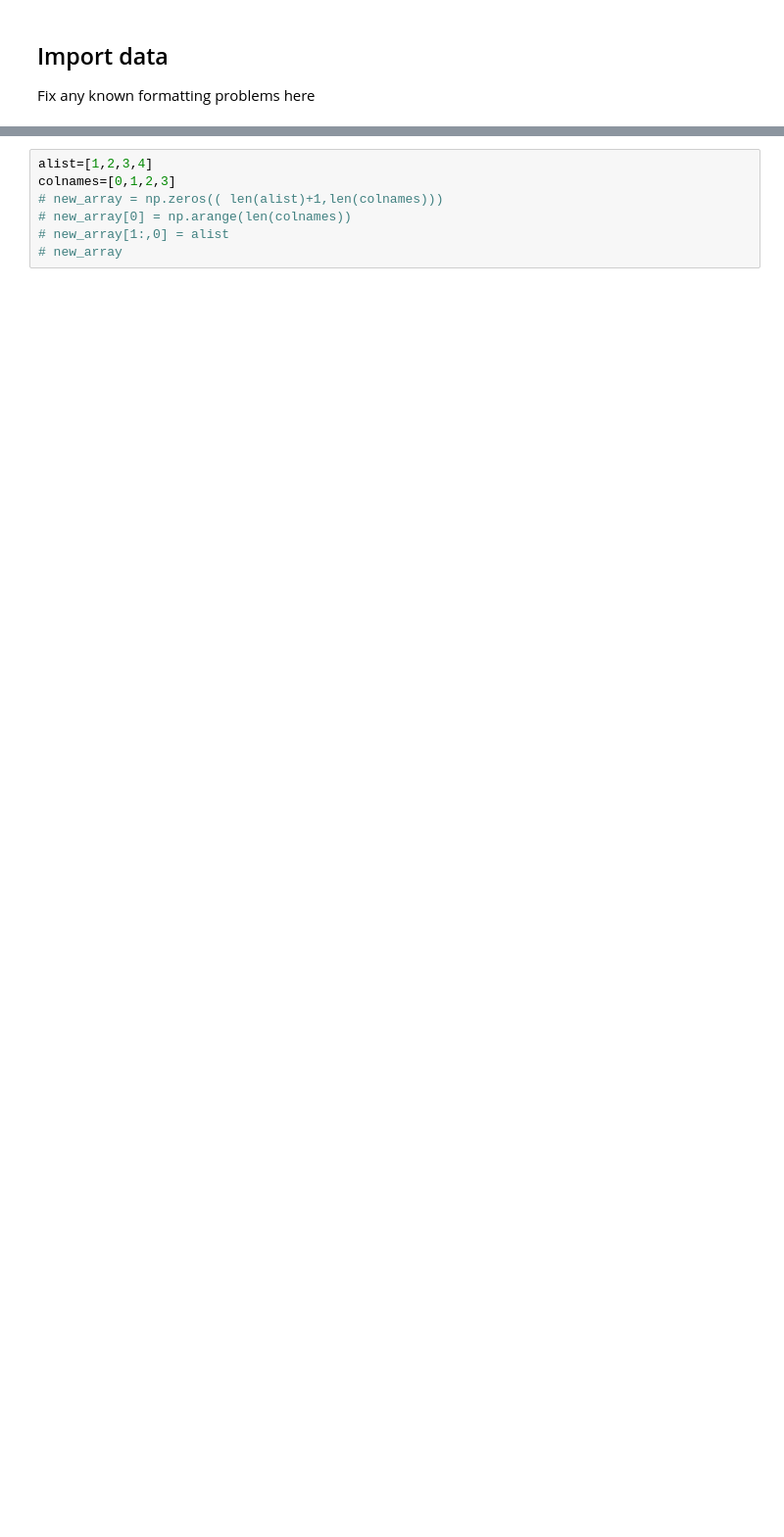
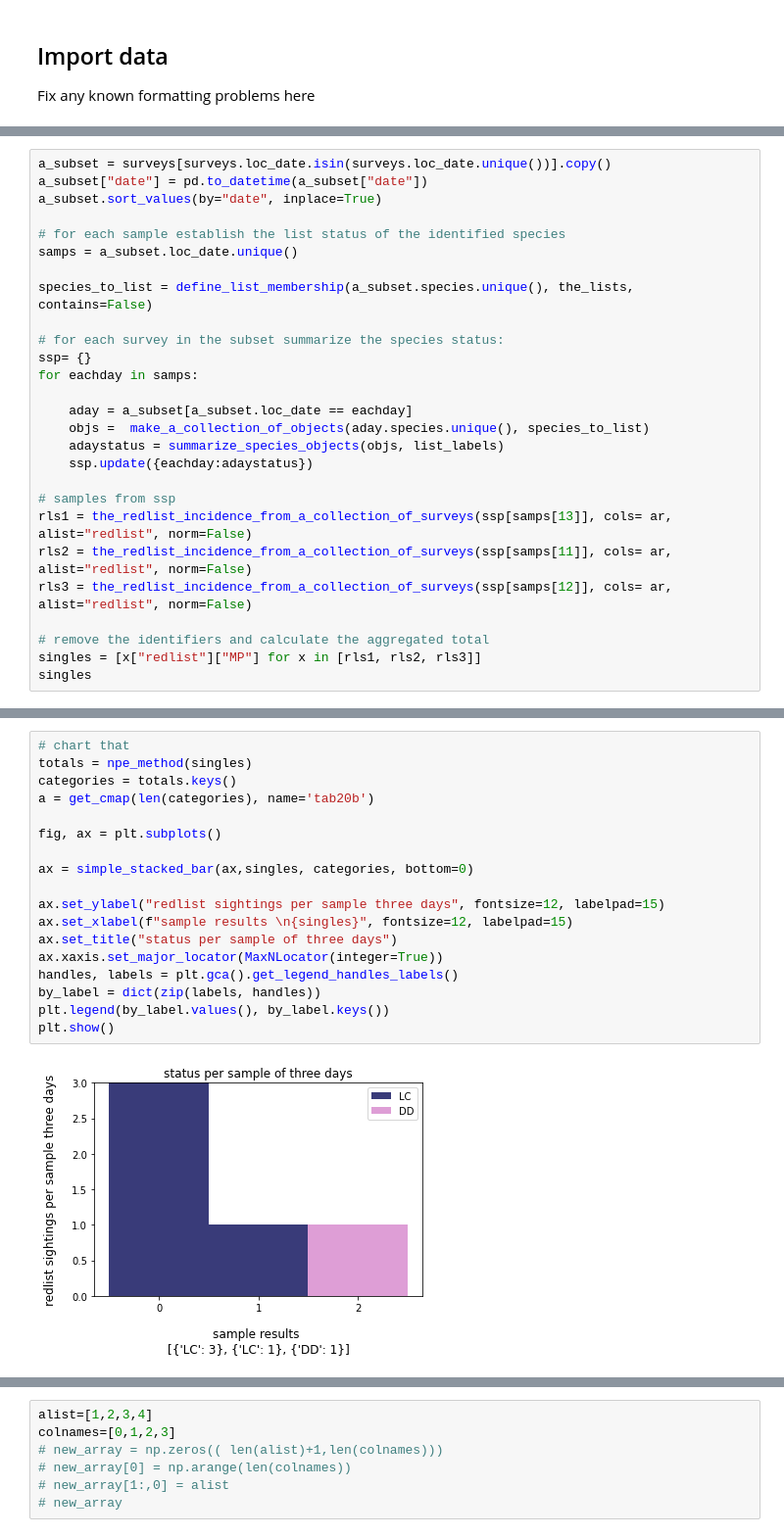
Before and after one commit to thorerismann/flora-buckets, a Jupyter notebook: species_watch_lists.ipynb, the cells around one changed output, grey strips where cells are left out. Shown at 98% size. Saved outputs shown, nothing was run; the diff lists cells and outputs as text; blank space fills up the shorter version.

Commit message:
sample status results

```diff
--- a/species_watch_lists.ipynb
+++ b/species_watch_lists.ipynb
@@ -221,0 +422,27 @@ pd.concat[DataFrame.from_records(x["redlist"])
+# %%
+a_subset = surveys[surveys.loc_date.isin(surveys.loc_date.unique())].copy()
+a_subset["date"] = pd.to_datetime(a_subset["date"])
+a_subset.sort_values(by="date", inplace=True)
+
+# for each sample establish the list status of the identified species
+samps = a_subset.loc_date.unique()
+
+species_to_list = define_list_membership(a_subset.species.unique(), the_lists, contains=False)
+
+# for each survey in the subset summarize the species status:
+ssp= {}
+for eachday in samps:
+
+    aday = a_subset[a_subset.loc_date == eachday]
+    objs =  make_a_collection_of_objects(aday.species.unique(), species_to_list)
+    adaystatus = summarize_species_objects(objs, list_labels)
+    ssp.update({eachday:adaystatus})
+
+# samples from ssp
+rls1 = the_redlist_incidence_from_a_collection_of_surveys(ssp[samps[13]], cols= ar, alist="redlist", norm=False)
+rls2 = the_redlist_incidence_from_a_collection_of_surveys(ssp[samps[11]], cols= ar, alist="redlist", norm=False)
+rls3 = the_redlist_incidence_from_a_collection_of_surveys(ssp[samps[12]], cols= ar, alist="redlist", norm=False)
+
+# remove the identifiers and calculate the aggregated total
+singles = [x["redlist"]["MP"] for x in [rls1, rls2, rls3]]
+singles
@@ -221,0 +453,20 @@ pd.concat[DataFrame.from_records(x["redlist"])
+# %%
+# chart that
+totals = npe_method(singles)
+categories = totals.keys()
+a = get_cmap(len(categories), name='tab20b')
+
+fig, ax = plt.subplots()
+
+ax = simple_stacked_bar(ax,singles, categories, bottom=0)
+
+ax.set_ylabel("redlist sightings per sample three days", fontsize=12, labelpad=15)
+ax.set_xlabel(f"sample results \n{singles}", fontsize=12, labelpad=15)
+ax.set_title("status per sample of three days")
+ax.xaxis.set_major_locator(MaxNLocator(integer=True))
+handles, labels = plt.gca().get_legend_handles_labels()
+by_label = dict(zip(labels, handles))
+plt.legend(by_label.values(), by_label.keys())
+plt.show()
+# %% [output]
+[figure, added]
```
Also changed, not shown: parts of 48 cells of this notebook, 1 other file.
